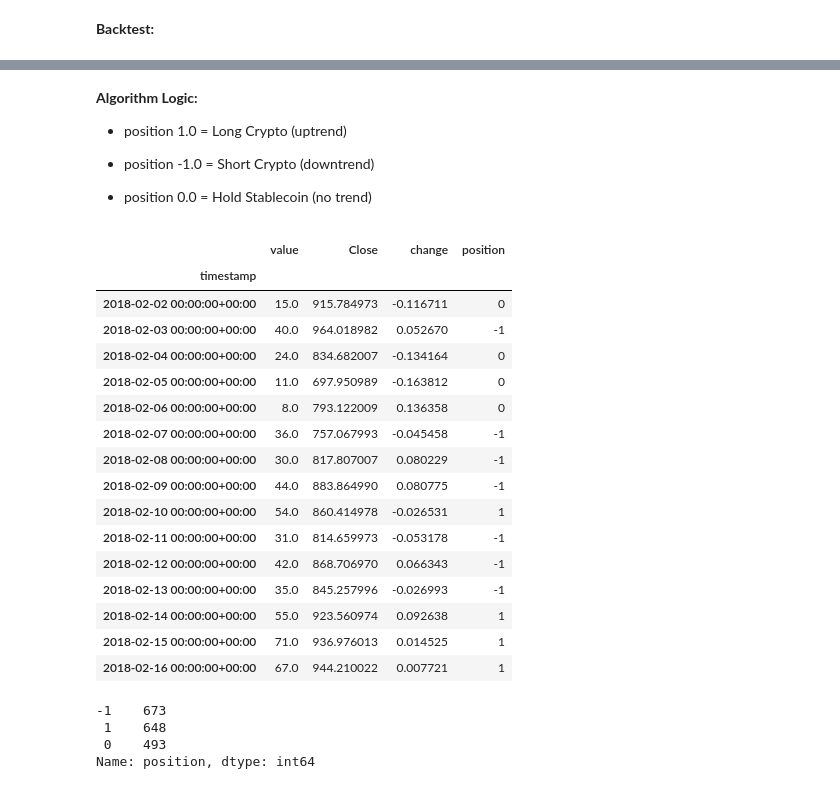
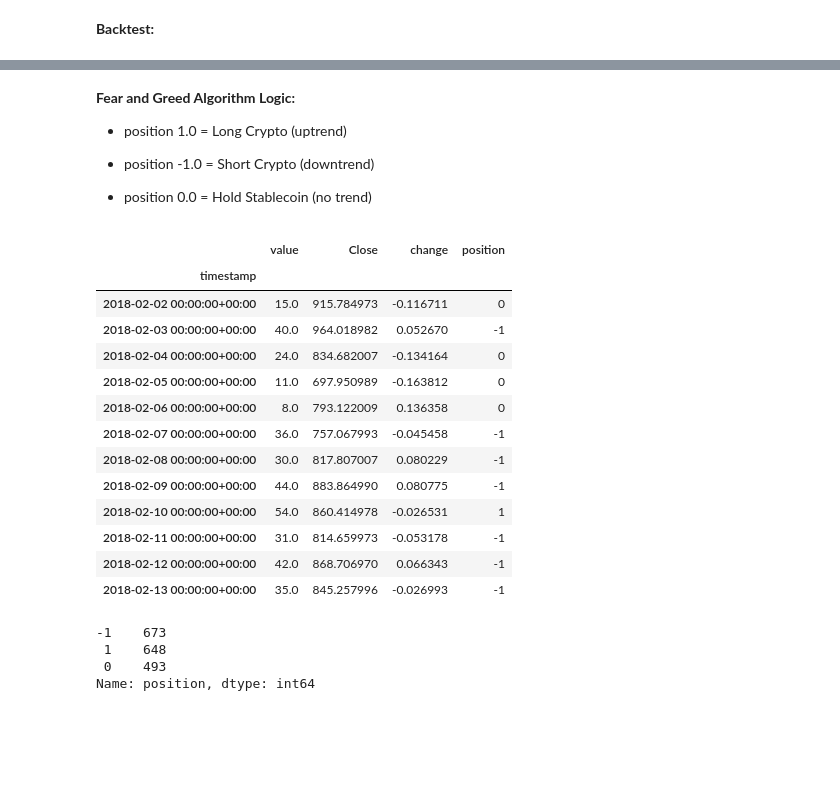
Before and after one commit to AGralin/dreambuilder_bot, a Jupyter notebook: testing/FG_machine_learning.ipynb, the cells around one changed output, grey strips where cells are left out. Drawn from its saved outputs; the diff is of its cells as text; code cells hidden in the pictures; blank space fills up the shorter version.

```diff
--- a/testing/FG_machine_learning.ipynb
+++ b/testing/FG_machine_learning.ipynb
@@ -112,5 +94,5 @@ combined_df_.tail()
 # %% [markdown]
-**Algorithm Logic:**
+**Fear and Greed Algorithm Logic:**
 
 - position 1.0 = Long Crypto (uptrend)
 
@@ -118,46 +100,44 @@ combined_df_.tail()
 
 - position 0.0 = Hold Stablecoin (no trend)
 # %%
-# algorithm
-
+# algo
+# set 'position' column to 0
 combined_df_['position'] = 0
 
 # short when f&g is over 94 (f&g > 94 = -1)
 for index, row in combined_df_.iterrows():
     if row['value'] >= 95:
         combined_df_.loc[index, 'position'] = -1.0
 
 # long when f&g is over 45 and under 94 (93 > f&g > 45 = 1)
     elif row['value'] >= 46:
         combined_df_.loc[index, 'position'] = 1.0
 
 # short when f&g is over 24 and less than 46 (46 > f&g > 24 = -1)
     elif row['value'] >= 25:
         combined_df_.loc[index, 'position'] = -1.0
-# hold stables under 25 (f&g < 23 = 0.0)
+
+# hold stables under 25 (f&g < 25 = 0.0)
     elif row['value'] < 25:
         combined_df_.loc[index, 'position'] = 0
 
 combined_df_ = combined_df_.dropna()
-combined_df_.head(15)
+combined_df_.head(12)
 # %% [output]
 |  | value | Close | change | position |
 | timestamp |  |  |  |  |
 | 2018-02-02 00:00:00+00:00 | 15.0 | 915.784973 | -0.116711 | 0 |
 | 2018-02-03 00:00:00+00:00 | 40.0 | 964.018982 | 0.052670 | -1 |
 | 2018-02-04 00:00:00+00:00 | 24.0 | 834.682007 | -0.134164 | 0 |
 | 2018-02-05 00:00:00+00:00 | 11.0 | 697.950989 | -0.163812 | 0 |
 | 2018-02-06 00:00:00+00:00 | 8.0 | 793.122009 | 0.136358 | 0 |
 | 2018-02-07 00:00:00+00:00 | 36.0 | 757.067993 | -0.045458 | -1 |
 | 2018-02-08 00:00:00+00:00 | 30.0 | 817.807007 | 0.080229 | -1 |
 | 2018-02-09 00:00:00+00:00 | 44.0 | 883.864990 | 0.080775 | -1 |
 | 2018-02-10 00:00:00+00:00 | 54.0 | 860.414978 | -0.026531 | 1 |
 | 2018-02-11 00:00:00+00:00 | 31.0 | 814.659973 | -0.053178 | -1 |
 | 2018-02-12 00:00:00+00:00 | 42.0 | 868.706970 | 0.066343 | -1 |
 | 2018-02-13 00:00:00+00:00 | 35.0 | 845.257996 | -0.026993 | -1 |
-| 2018-02-14 00:00:00+00:00 | 55.0 | 923.560974 | 0.092638 | 1 |
-| 2018-02-15 00:00:00+00:00 | 71.0 | 936.976013 | 0.014525 | 1 |
-| 2018-02-16 00:00:00+00:00 | 67.0 | 944.210022 | 0.007721 | 1 |
 # %%
 # number of each position
 combined_df_['position'].value_counts()
```
Also changed, not shown: parts of 54 cells of this notebook, 3 other files.
